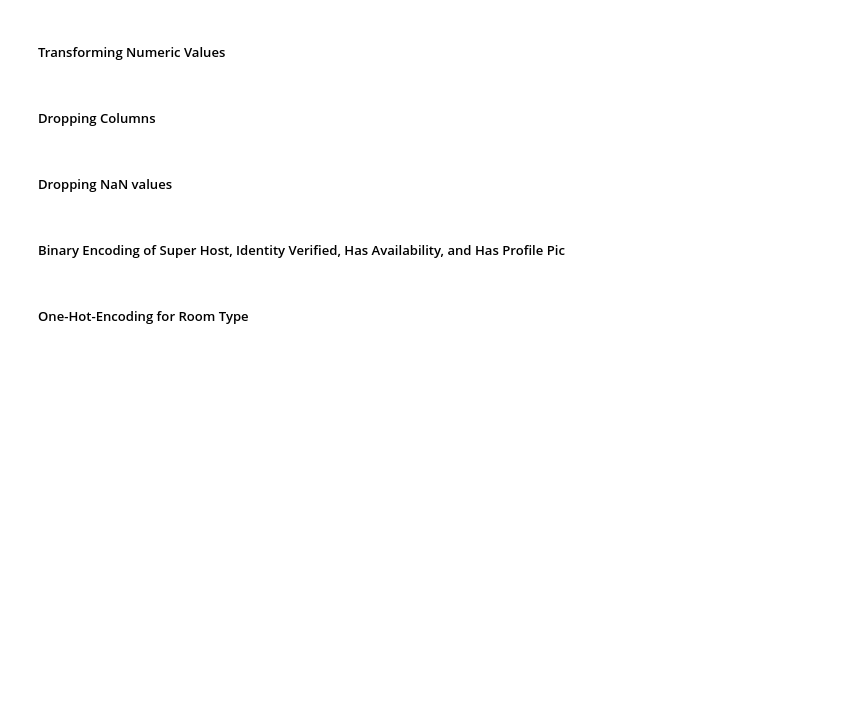
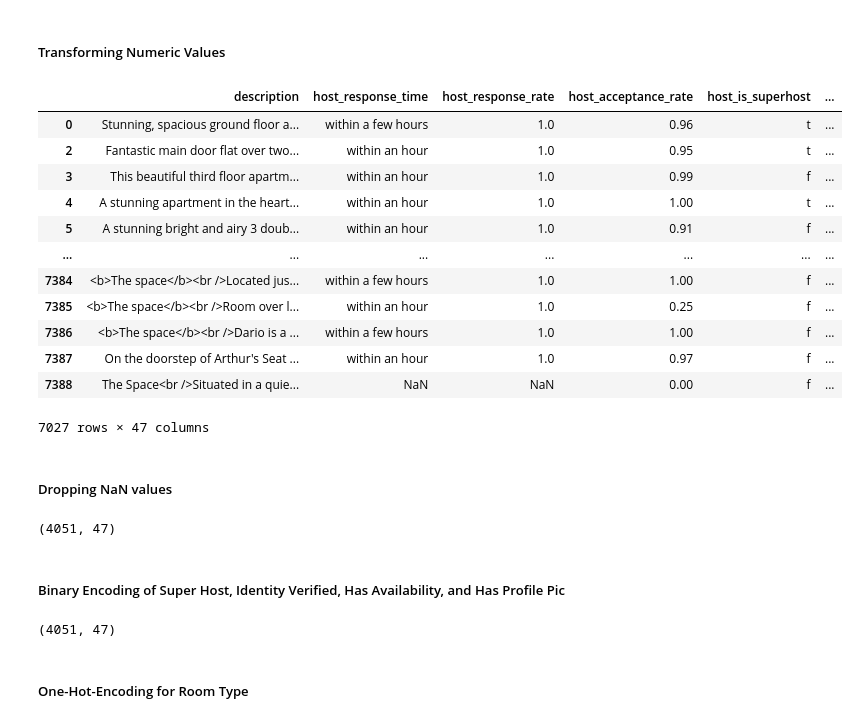
Before and after one commit to DugaldMacintyre/Airbnb-Prices-in-Edinburgh, a Jupyter notebook: models.ipynb, the cells around one changed output. Saved outputs shown, nothing was run; the diff lists cells and outputs as text; code cells hidden in the pictures; blank space fills up the shorter version.

```diff
--- a/models.ipynb
+++ b/models.ipynb
@@ -73,34 +103,29 @@ def convert_to_numeric(df):
 <h5>Transforming Numeric Values</h5>
 # %%
 def numeric_transforms(df):
-    # Drop values not greater than 0
-    df = df[df.bedrooms > 0]
-    df = df[df.accommodates > 0]
-    df = df[df.beds > 0]
-    df = df[df.accommodates > 0]
-    df = df[df.number_of_reviews > 5]
-
     # Convert response and acceptance rate to a percentage
     df['host_response_rate'] = df['host_response_rate'].astype(float) / 100.0
     df['host_acceptance_rate'] = df['host_acceptance_rate'].astype(float) / 100.0
 
-    # Dropping prices not greater than 0
-    df = df[df.price > 0]
-
     # Normalise price to scale the data
     df['price'] = np.log10(df['price'])
 
-    # Drop entries past the 16th December 2022
-    end = pd.to_datetime('2022-12-16')
-    df['host_since'] = ((end - df['host_since']) / np.timedelta64(1, 'D')).astype(int)
+    return df
 
-    # Quartiles by the Empirical Rule
-    quantiles = df['price'].quantile([0.025, 0.975])
-    low = quantiles[0.025]
-    high = quantiles[0.975]
 
-    # Remove outliers in the dataframe to include only two standard deviations
-    df = df[(df['price'] >= low) & (df['price'] <= high)]
-    return df
+# VALUES BEING DROPPED THAT CANNOT BE CONVERTED TO A FLOAT
+# df = pd.read_csv('https://www.inf.ed.ac.uk/teaching/courses/fds/data/project-2022-2023/airbnb/listings.csv.gz')
+# %% [output]
+|  | description | host_response_time | host_response_rate | host_acceptance_rate | host_is_superhost | ... |
+| 0 | Stunning, spacious ground floor a... | within a few hours | 1.0 | 0.96 | t | ... |
+| 2 | Fantastic main door flat over two... | within an hour | 1.0 | 0.95 | t | ... |
+| 3 | This beautiful third floor apartm... | within an hour | 1.0 | 0.99 | f | ... |
+| 4 | A stunning apartment in the heart... | within an hour | 1.0 | 1.00 | t | ... |
+| 5 | A stunning bright and airy 3 doub... | within an hour | 1.0 | 0.91 | f | ... |
+| ... | ... | ... | ... | ... | ... | ... |
+| 7384 | <b>The space</b><br />Located jus... | within a few hours | 1.0 | 1.00 | f | ... |
+| 7385 | <b>The space</b><br />Room over l... | within an hour | 1.0 | 0.25 | f | ... |
+| 7386 | <b>The space</b><br />Dario is a ... | within a few hours | 1.0 | 1.00 | f | ... |
+| 7387 | On the doorstep of Arthur's Seat ... | within an hour | 1.0 | 0.97 | f | ... |
+| 7388 | The Space<br />Situated in a quie... | NaN | NaN | 0.00 | f | ... |
+7027 rows × 47 columns
-# %% [markdown]
-<h5>Dropping Columns</h5>
@@ -115,13 +132,33 @@ def drop_and_order_columns(df):
 # %% [markdown]
 <h5>Dropping NaN values</h5>
 # %%
-def drop_nan(df):
+def drop_values(df):
+    # Drop values not greater than 0
+    df = df[df.bedrooms > 0]
+    df = df[df.accommodates > 0]
+    df = df[df.beds > 0]
+    df = df[df.accommodates > 0]
+    df = df[df.number_of_reviews > 5]
+
+    # Dropping prices not greater than 0
+    df = df[df.price > 0]
+
+    # Quartiles by the Empirical Rule
+    quantiles = df['price'].quantile([0.025, 0.975])
+    low = quantiles[0.025]
+    high = quantiles[0.975]
+
+    # Remove outliers in the dataframe to include only two standard deviations
+    df = df[(df['price'] >= low) & (df['price'] <= high)]
+
     df.dropna(inplace=True)
     return df
+# %% [output]
+(4051, 47)
 # %% [markdown]
 <h5>Binary Encoding of Super Host, Identity Verified, Has Availability, and Has Profile Pic</h5>
 # %%
-def mappings(df):
+def map(df):
     mapping = {'f': 0, 't': 1}
 
     df['host_is_superhost'] = df["host_is_superhost"].map(mapping)
@@ -135,6 +172,8 @@ def mappings(df):
 
     df['host_verifications'] = df['host_verifications'].apply(lambda row: len(ast.literal_eval(row)))
     return df
+# %% [output]
+(4051, 47)
 # %% [markdown]
 <h5>One-Hot-Encoding for Room Type</h5>
 # %%
```
Also changed, not shown: parts of 13 cells of this notebook.
